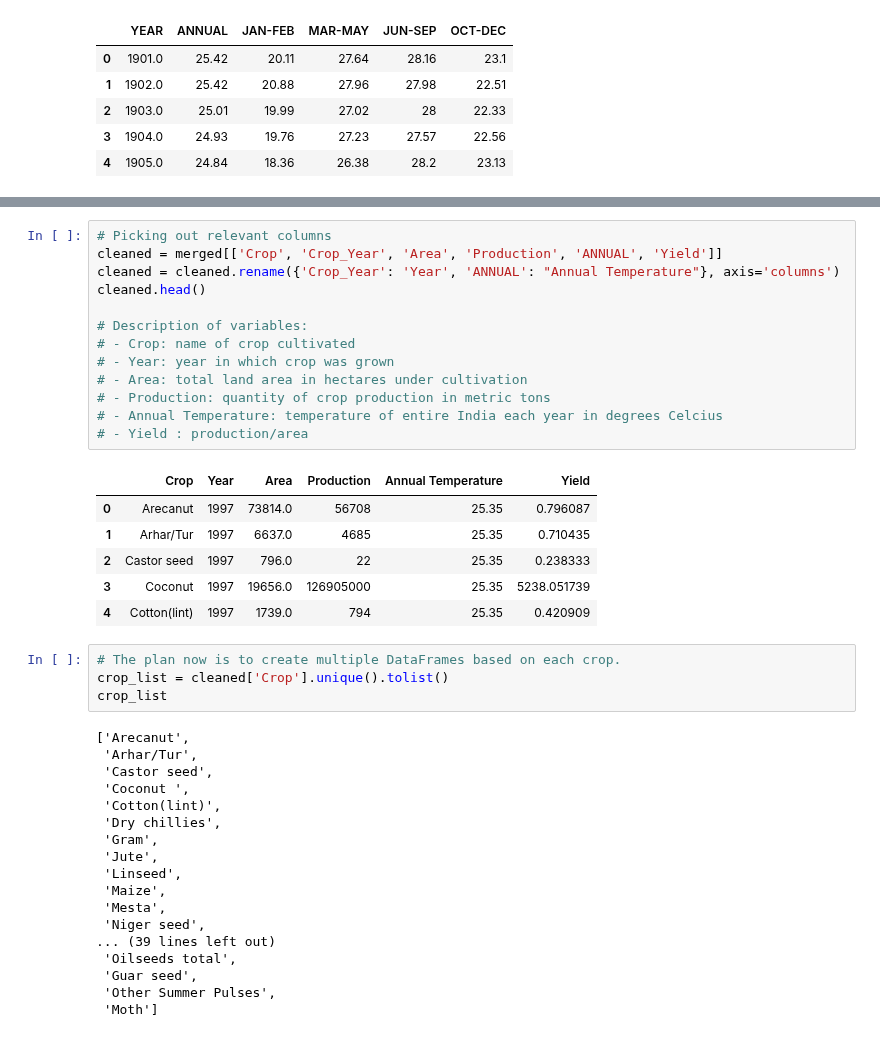
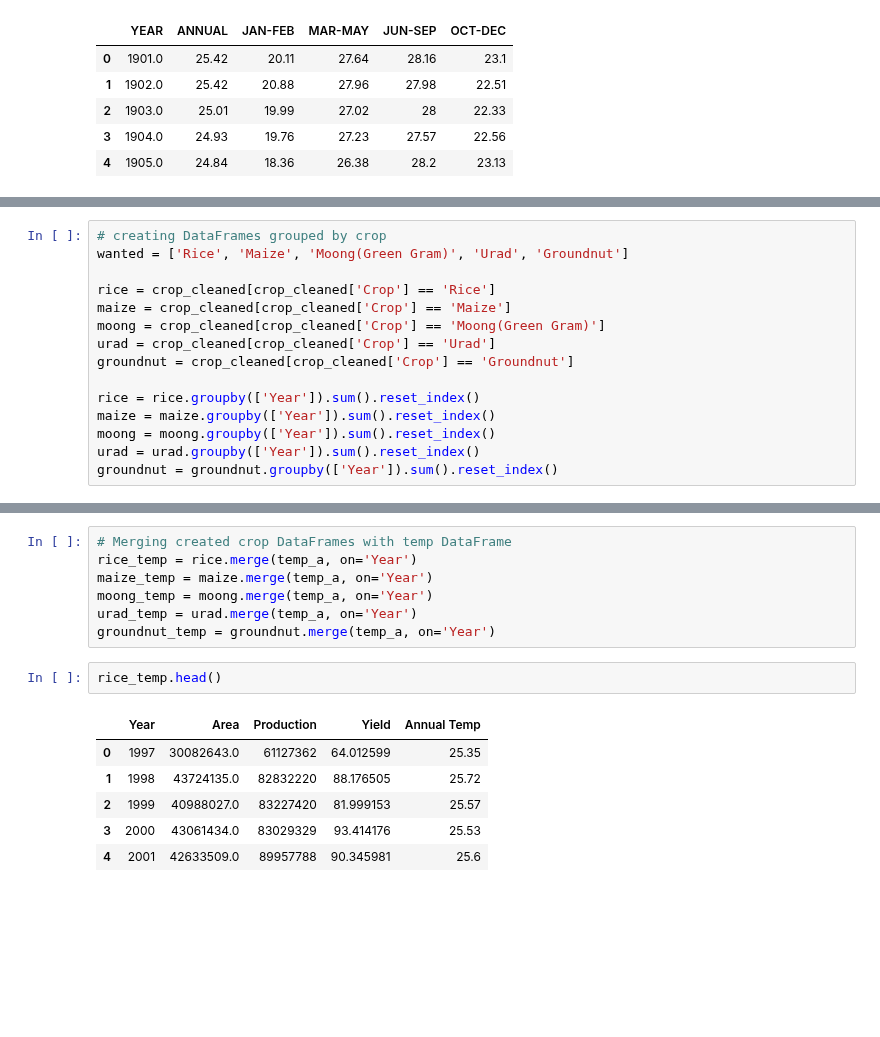
Before and after one commit to falconpunch082/da_bc-proj1, a Jupyter notebook: temperature_analysis.ipynb, the cells around one changed output, grey strips where cells are left out. Drawn from its saved outputs; the diff is of its cells as text; blank space fills up the shorter version.

Commit message:
Completed data cleaning phase

```diff
--- a/temperature_analysis.ipynb
+++ b/temperature_analysis.ipynb
@@ -67 +108,16 @@ temp.head()
+# %%
+# creating DataFrames grouped by crop
+wanted = ['Rice', 'Maize', 'Moong(Green Gram)', 'Urad', 'Groundnut']
+
+rice = crop_cleaned[crop_cleaned['Crop'] == 'Rice']
+maize = crop_cleaned[crop_cleaned['Crop'] == 'Maize']
+moong = crop_cleaned[crop_cleaned['Crop'] == 'Moong(Green Gram)']
+urad = crop_cleaned[crop_cleaned['Crop'] == 'Urad']
+groundnut = crop_cleaned[crop_cleaned['Crop'] == 'Groundnut']
+
+rice = rice.groupby(['Year']).sum().reset_index()
+maize = maize.groupby(['Year']).sum().reset_index()
+moong = moong.groupby(['Year']).sum().reset_index()
+urad = urad.groupby(['Year']).sum().reset_index()
+groundnut = groundnut.groupby(['Year']).sum().reset_index()
 # %%
@@ -92,42 +142,16 @@ merged.head()
-# %%
-# Picking out relevant columns
-cleaned = merged[['Crop', 'Crop_Year', 'Area', 'Production', 'ANNUAL', 'Yield']]
-cleaned = cleaned.rename({'Crop_Year': 'Year', 'ANNUAL': "Annual Temperature"}, axis='columns')
-cleaned.head()
-
-# Description of variables:
-# - Crop: name of crop cultivated
-# - Year: year in which crop was grown
-# - Area: total land area in hectares under cultivation
-# - Production: quantity of crop production in metric tons
-# - Annual Temperature: temperature of entire India each year in degrees Celcius
-# - Yield : production/area
-# %% [output]
-|  | Crop | Year | Area | Production | Annual Temperature | Yield |
-| 0 | Arecanut | 1997 | 73814.0 | 56708 | 25.35 | 0.796087 |
-| 1 | Arhar/Tur | 1997 | 6637.0 | 4685 | 25.35 | 0.710435 |
-| 2 | Castor seed | 1997 | 796.0 | 22 | 25.35 | 0.238333 |
-| 3 | Coconut | 1997 | 19656.0 | 126905000 | 25.35 | 5238.051739 |
-| 4 | Cotton(lint) | 1997 | 1739.0 | 794 | 25.35 | 0.420909 |
-# %%
-# The plan now is to create multiple DataFrames based on each crop.
-crop_list = cleaned['Crop'].unique().tolist()
-crop_list
-# %% [output]
-['Arecanut',
- 'Arhar/Tur',
- 'Castor seed',
- 'Coconut ',
- 'Cotton(lint)',
- 'Dry chillies',
- 'Gram',
- 'Jute',
- 'Linseed',
- 'Maize',
- 'Mesta',
- 'Niger seed',
-... (39 lines left out)
- 'Oilseeds total',
- 'Guar seed',
- 'Other Summer Pulses',
- 'Moth']
+# %%
+# Merging created crop DataFrames with temp DataFrame
+rice_temp = rice.merge(temp_a, on='Year')
+maize_temp = maize.merge(temp_a, on='Year')
+moong_temp = moong.merge(temp_a, on='Year')
+urad_temp = urad.merge(temp_a, on='Year')
+groundnut_temp = groundnut.merge(temp_a, on='Year')
+# %%
+rice_temp.head()
+# %% [output]
+|  | Year | Area | Production | Yield | Annual Temp |
+| 0 | 1997 | 30082643.0 | 61127362 | 64.012599 | 25.35 |
+| 1 | 1998 | 43724135.0 | 82832220 | 88.176505 | 25.72 |
+| 2 | 1999 | 40988027.0 | 83227420 | 81.999153 | 25.57 |
+| 3 | 2000 | 43061434.0 | 83029329 | 93.414176 | 25.53 |
+| 4 | 2001 | 42633509.0 | 89957788 | 90.345981 | 25.6 |
```
Also changed, not shown: parts of 8 cells of this notebook.
